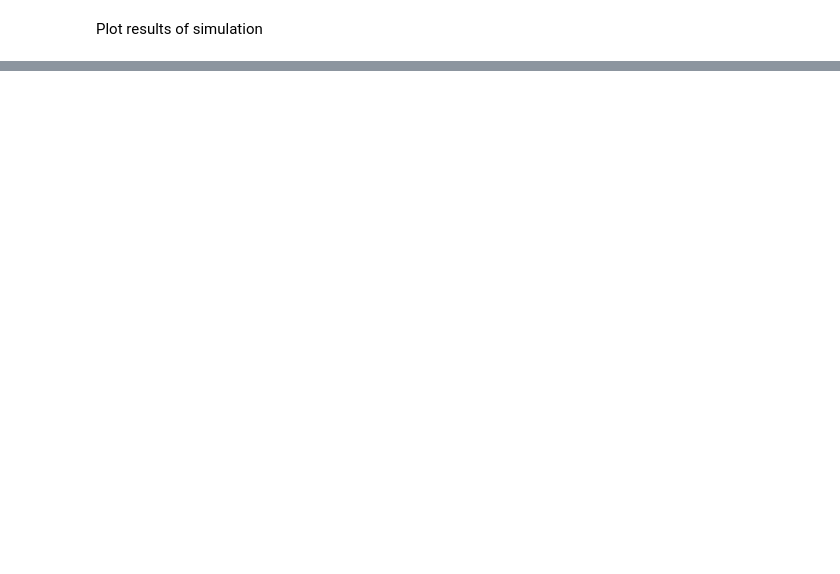
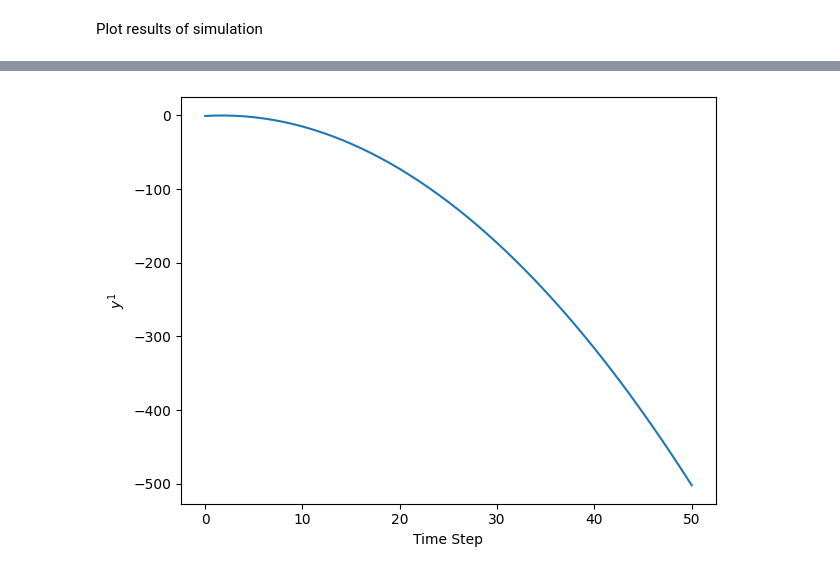
Before and after one commit to kchan45/MPC_tutorials, a Jupyter notebook: Python/mpc_demo.ipynb, the cells around one changed output, grey strips where cells are left out. Drawn from its saved outputs; the diff is of its cells as text; code cells hidden in the pictures; blank space fills up the shorter version.

```diff
--- a/Python/mpc_demo.ipynb
+++ b/Python/mpc_demo.ipynb
@@ -444,0 +654,30 @@ plt.show()
+# %%
+#@title Plot the results of the solution to the optimization problem
+#@markdown The trajectories plotted here are the solution to a single solve
+#@markdown of the OCP, thus representing the **open-loop solution**.
+fig, (ax1, ax2, ax3) = plt.subplots(3,1, sharex=True)
+# plot each of the input trajectories
+for i in range(nu):
+    ax1.step(u_opt[i,:], '--', label=f'$u_{i}$')
+if i>0:
+    ax1.legend()
+# ax1.set_xlabel('Time Step')
+ax1.set_ylabel('u')
+
+# plot each of the state trajectories
+for i in range(nx):
+    ax2.plot(x_opt[i,:], '--', label=f'$x_{i}$')
+if i>0:
+    ax2.legend()
+# ax2.set_xlabel('Time Step')
+ax2.set_ylabel('x')
+
+# plot each of the output trajectories
+for i in range(ny):
+    ax3.plot(y_opt[i,:], '--', label=f'$y_{i}$')
+if i>0:
+    ax3.legend()
+ax3.set_xlabel('Time Step')
+ax3.set_ylabel('y')
+plt.tight_layout()
+plt.show()
@@ -444,0 +757,16 @@ plt.show()
+# %%
+#@title Plot Output
+fig, axes = plt.subplots(ny,1, sharex=True)
+if ny > 1:
+    for i in range(ny):
+        axes[i].plot(Ysim[i,:])
+        axes[i].set_ylabel(f'$y^{i+1}$')
+    axes[i].set_xlabel('Time Step')
+else:
+    axes.plot(np.ravel(Ysim))
+    axes.set_ylabel('$y^1$')
+    axes.set_xlabel('Time Step')
+plt.tight_layout()
+plt.show()
+# %% [output]
+[figure, added]
```
Also changed, not shown: parts of 27 cells of this notebook.
